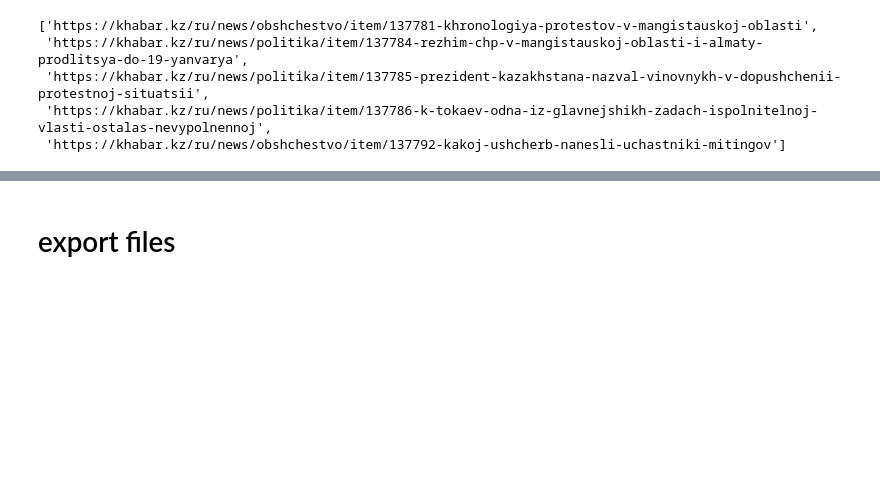
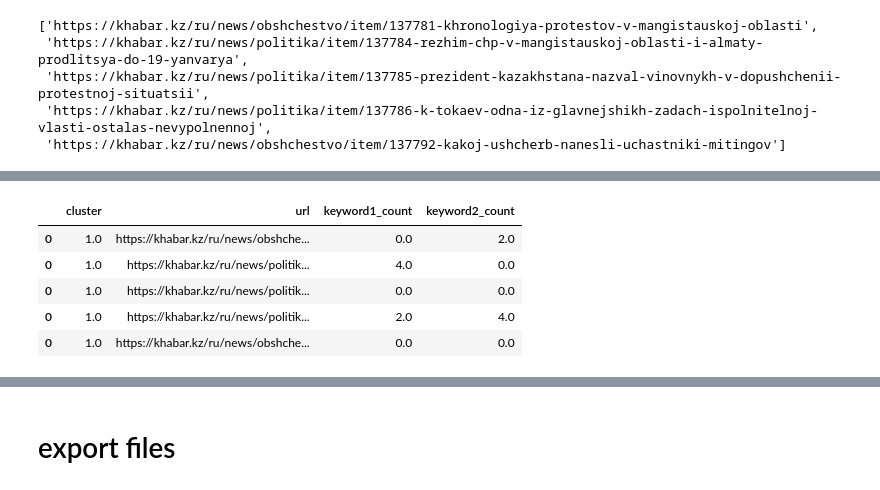
Before and after one commit to seouljake/kz-qandy-qantar, a Jupyter notebook: scripts/select articles by cluster keywords.ipynb, the cells around one changed output, grey strips where cells are left out. Drawn from its saved outputs; the diff is of its cells as text; code cells hidden in the pictures; blank space fills up the shorter version.

```diff
--- a/scripts/select articles by cluster keywords.ipynb
+++ b/scripts/select articles by cluster keywords.ipynb
@@ -133,8 +133,37 @@ cluster1_url[0:5]
  'https://khabar.kz/ru/news/politika/item/137786-k-tokaev-odna-iz-glavnejshikh-zadach-ispolnitelnoj-vlasti-ostalas-nevypolnennoj',
  'https://khabar.kz/ru/news/obshchestvo/item/137792-kakoj-ushcherb-nanesli-uchastniki-mitingov']
 # %%
-# scan Cluster 1 articles
+# scan articles for Cluster 1 & Cluster 2 keywords
 
-for url in cluster1_url[0:5]:
-    response = requests.get(url)
-    print(response)
+def analyze_keywords_by_cluster(cluster,url_cluster,keywords_cluster1,keywords_cluster2):
+
+    cluster_df = pd.DataFrame(data={"cluster":[],"url":[],"keyword1_count":[],"keyword2_count":[]})
+
+    print(cluster_df)
+
+    for url in url_cluster:
+        response = requests.get(url)
+
+        # analyze Cluster 1 keywords
+        kcount1_total = 0
+        for k in keywords_cluster1:
+            kcount = response.text.count(k)
+            kcount1_total += kcount
+            # print(k,kcount)
+
+        # analyze Cluster 2 keywords
+        kcount2_total = 0
+        for k in keywords_cluster2:
+            kcount = response.text.count(k)
+            kcount2_total += kcount
+            # print(k,kcount)
+
+        print(response,cluster,kcount1_total,kcount2_total)
+
+        # Row(s) to append
+        new_rows = pd.DataFrame({'cluster':[cluster],'url':[url],'keyword1_count':[kcount1_total],'keyword2_count':[kcount2_total]})
+        # print(new_rows)
+
+        cluster_df = pd.concat([cluster_df,new_rows])
+
+    return cluster_df
@@ -152,0 +170,3 @@ response.text
+# %%
+# analyze Cluster 1 articles
+cluster1_df = analyze_keywords_by_cluster(1,cluster1_url[0:5],keywords1,keywords2)
@@ -152,0 +182,9 @@ response.text
+# %%
+cluster1_df
+# %% [output]
+|  | cluster | url | keyword1_count | keyword2_count |
+| 0 | 1.0 | https://khabar.kz/ru/news/obshche... | 0.0 | 2.0 |
+| 0 | 1.0 | https://khabar.kz/ru/news/politik... | 4.0 | 0.0 |
+| 0 | 1.0 | https://khabar.kz/ru/news/politik... | 0.0 | 0.0 |
+| 0 | 1.0 | https://khabar.kz/ru/news/politik... | 2.0 | 4.0 |
+| 0 | 1.0 | https://khabar.kz/ru/news/obshche... | 0.0 | 0.0 |
```
Also changed, not shown: parts of 10 cells of this notebook, 2 other files.
